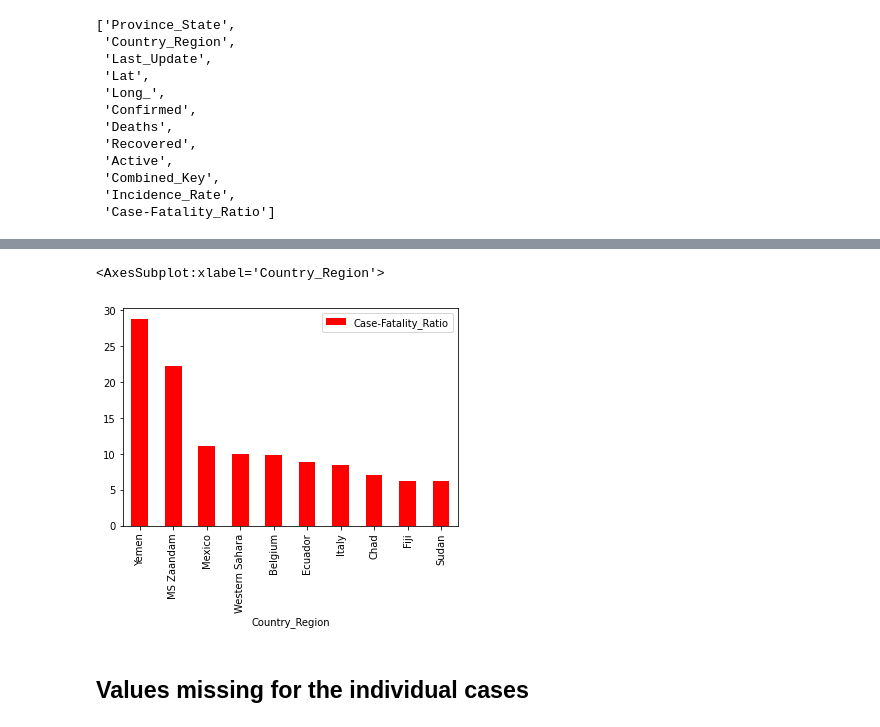
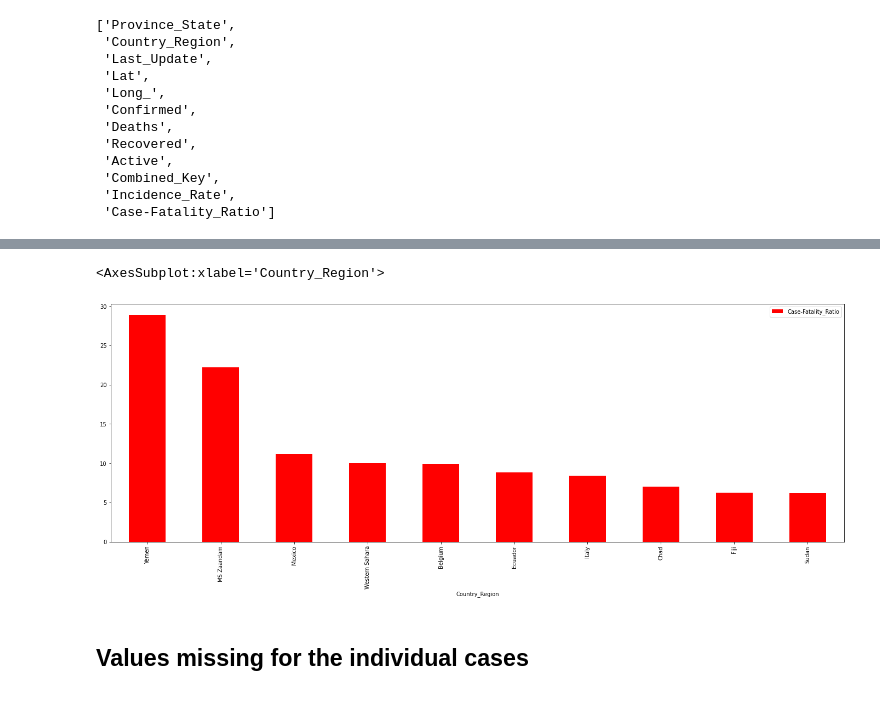
Before and after one commit to alhparsa/CMPT459-Project, a Jupyter notebook: Milestone_1.ipynb, the cells around one changed output, grey strips where cells are left out. Drawn from its saved outputs; the diff is of its cells as text; code cells hidden in the pictures.

```diff
--- a/Milestone_1.ipynb
+++ b/Milestone_1.ipynb
@@ -69,9 +69,9 @@ incidence_rate.plot.bar(x='Country_Region', y='Incidence_Rate', color='orange')
 # %%
 fatality_ratio = country_mean.sort_values(by='Case-Fatality_Ratio', ascending=False).head(10).reset_index()
-fatality_ratio.plot.bar(x='Country_Region', y='Case-Fatality_Ratio', color='red')
+fatality_ratio.plot.bar(x='Country_Region', y='Case-Fatality_Ratio', color='red',figsize=(24,8))
 # %% [output]
 <AxesSubplot:xlabel='Country_Region'>
-[figure, old version]
+[figure, new version]
 # %% [markdown]
 ## Values missing for the individual cases
 # %%
```
Also changed, not shown: parts of 6 cells of this notebook.
